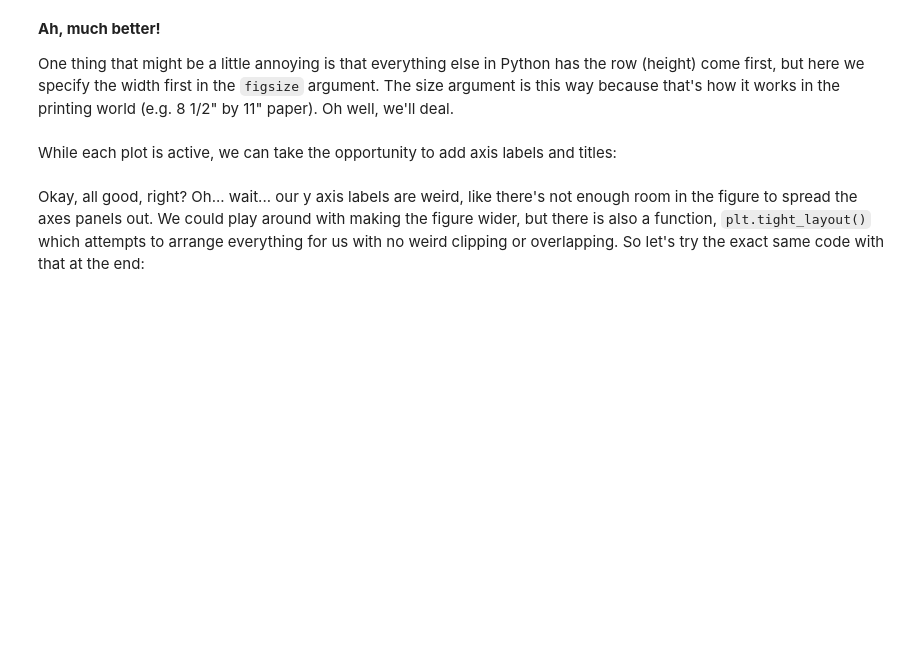
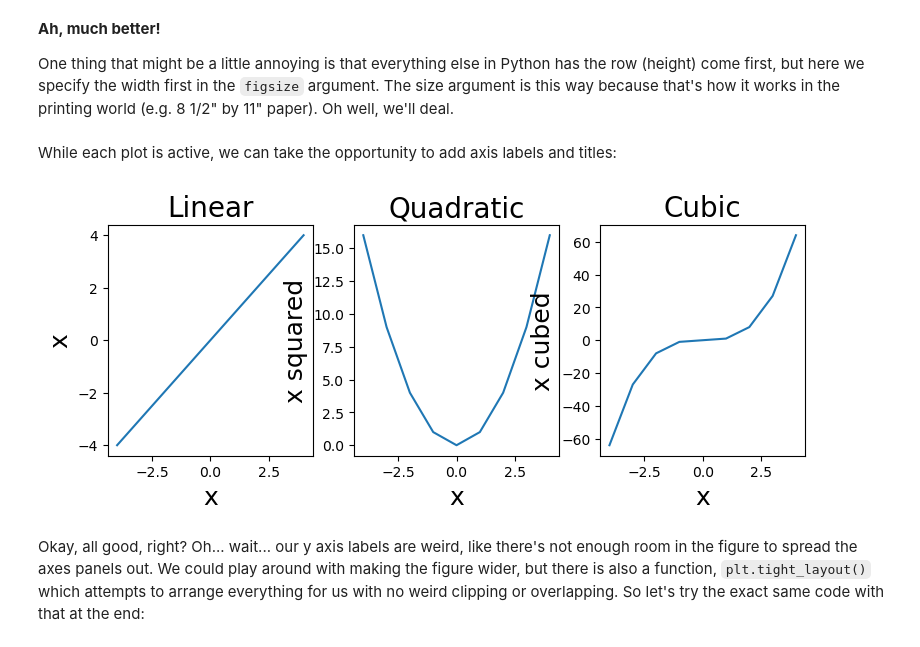
Before and after one commit to cjhoang/PythonTutorials, a Jupyter notebook: tutorial012-Plotting-Matplotlib-Introduction.ipynb, the cells around one changed output. Drawn from its saved outputs; the diff is of its cells as text; code cells hidden in the pictures; blank space fills up the shorter version.

```diff
--- a/tutorial012-Plotting-Matplotlib-Introduction.ipynb
+++ b/tutorial012-Plotting-Matplotlib-Introduction.ipynb
@@ -462,25 +487,27 @@ While each plot is active, we can take the opportunity to add axis labels and ti
 # %%
 plt.style.use('default')
 
 plt.figure(figsize=(9, 3))
 
 plt.subplot(131)                          # make the first plot active
 plt.plot(my_x, y_lin, label = 'linear');  # do the actual plotting
 plt.xlabel('x', fontsize = 18);           # and while the plot is active
 plt.ylabel('x', fontsize = 18);           # make it fancy like
 plt.title('Linear', fontsize = 20,);
 
 plt.subplot(132)
 plt.plot(my_x, y_quad, label = 'quadratic');
 plt.xlabel('x', fontsize = 18);
 plt.ylabel('x squared', fontsize = 18);
-plt.title('Quadradic', fontsize = 20,);
+plt.title('Quadratic', fontsize = 20,);
 
 plt.subplot(133)
 plt.plot(my_x, y_cube, label = 'cubic');
 plt.xlabel('x', fontsize = 18);
 plt.ylabel('x cubed', fontsize = 18);
 plt.title('Cubic', fontsize = 20,);
+# %% [output]
+[figure, added]
 # %% [markdown]
 Okay, all good, right? Oh... wait... our y axis labels are weird, like there's not enough room in the figure to spread the axes panels out. We could play around with making the figure wider, but there is also a function, `plt.tight_layout()` which attempts to arrange everything for us with no weird clipping or overlapping. So let's try the exact same code with that at the end:
 # %%
```
Also changed, not shown: parts of 17 cells of this notebook.
